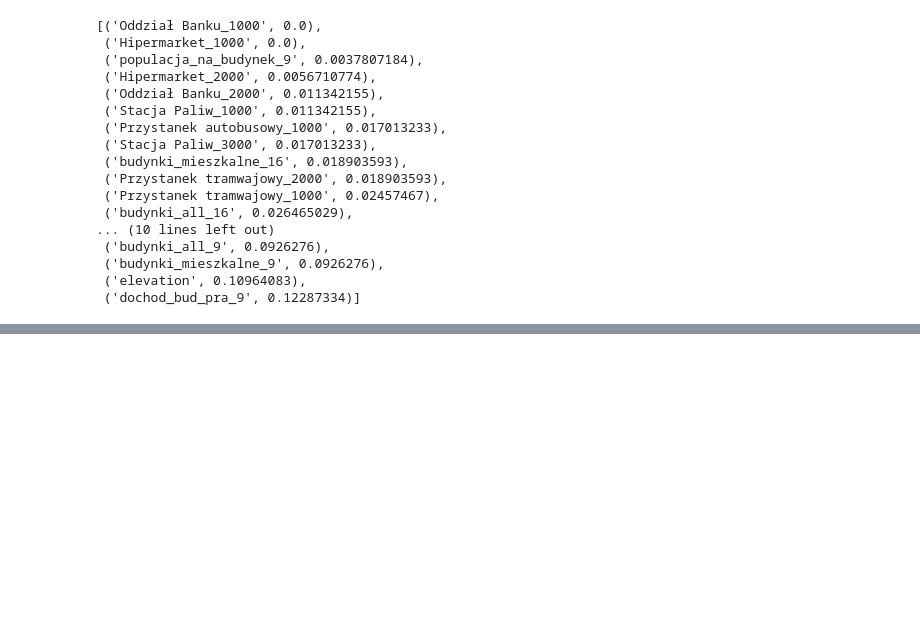
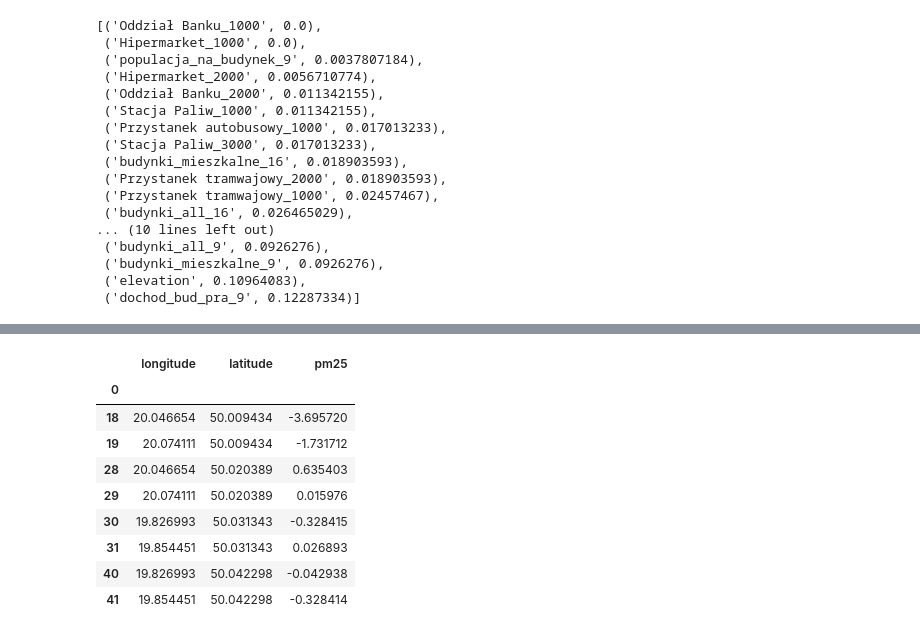
Before and after one commit to Michal-lis/Data_Analysis_Hackaton, a Jupyter notebook: jupyters/simulator.ipynb, the cells around one changed output, grey strips where cells are left out. Saved outputs shown, nothing was run; the diff lists cells and outputs as text; code cells hidden in the pictures; blank space fills up the shorter version.

```diff
--- a/jupyters/simulator.ipynb
+++ b/jupyters/simulator.ipynb
@@ -49,0 +103,16 @@ grid_out = regressor.predict(X_grid)
+# %%
+change = before_change.copy()
+change['pm25'] -= changed['pm25']
+change.to_csv("change.csv")
+change
+# %% [output]
+|  | longitude | latitude | pm25 |
+| 0 |  |  |  |
+| 18 | 20.046654 | 50.009434 | -3.695720 |
+| 19 | 20.074111 | 50.009434 | -1.731712 |
+| 28 | 20.046654 | 50.020389 | 0.635403 |
+| 29 | 20.074111 | 50.020389 | 0.015976 |
+| 30 | 19.826993 | 50.031343 | -0.328415 |
+| 31 | 19.854451 | 50.031343 | 0.026893 |
+| 40 | 19.826993 | 50.042298 | -0.042938 |
+| 41 | 19.854451 | 50.042298 | -0.328414 |
```
Also changed, not shown: parts of 10 cells of this notebook, 3 other files.
